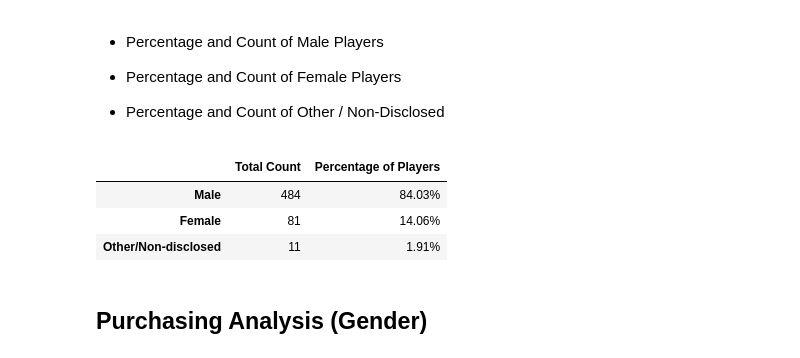
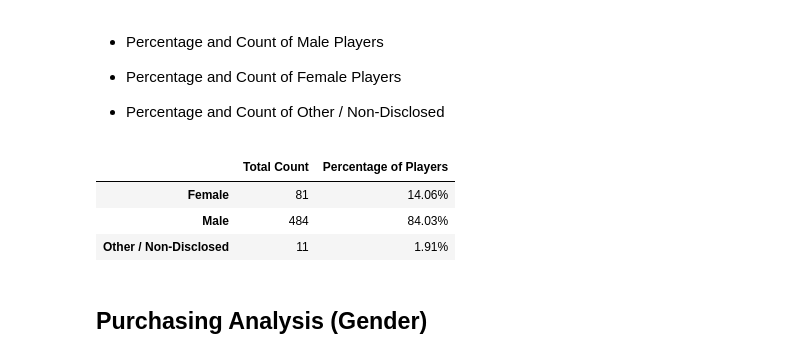
Before and after one commit to adrianstrecker/pandas-challenge, a Jupyter notebook: HeroesOfPymoli_starter.ipynb, the cells around one changed output. Drawn from its saved outputs; the diff is of its cells as text; code cells hidden in the pictures.

Commit message:
Streamlined code for gender summary table

```diff
--- a/HeroesOfPymoli_starter.ipynb
+++ b/HeroesOfPymoli_starter.ipynb
@@ -108,16 +94,24 @@ percent_other = num_other/players
-# %%
-#Create summary table for gender analysis\n",
-gender_table = pd.DataFrame({"Total Count": [num_males, num_females, num_other],
-                           "Percentage of Players": [percent_males, percent_females, percent_other]},
-                            index=['Male', 'Female', 'Other/Non-disclosed'])
-#format gender table
-gender_table["Percentage of Players"] = gender_table["Percentage of Players"].astype(float).map("{:.2%}".format)
-gender_table
-# %% [output]
-|  | Total Count | Percentage of Players |
-| Male | 484 | 84.03% |
-| Female | 81 | 14.06% |
-| Other/Non-disclosed | 11 | 1.91% |
+# %%
+#Create table for genders
+gender_group = pd.DataFrame(purchase_data[["SN", "Gender"]].drop_duplicates())
+gender_counts = gender_group["Gender"].value_counts()
+
+total_gender_counts = pd.DataFrame(gender_counts)
+#Add gender percent
+total_gender_counts["Percentage of Players"] = total_gender_counts["Gender"]/total_gender_counts["Gender"].sum()
+
+
+#format percentage column
+total_gender_counts["Percentage of Players"] = total_gender_counts["Percentage of Players"].astype(float).map("{:.2%}".format)
+
+#Rename Gender to total count
+total_gender_counts = gender_counts_sorted.rename(columns={"Gender": "Total Count"})
+total_gender_counts
+# %% [output]
+|  | Total Count | Percentage of Players |
+| Female | 81 | 14.06% |
+| Male | 484 | 84.03% |
+| Other / Non-Disclosed | 11 | 1.91% |
 # %% [markdown]
 
 ## Purchasing Analysis (Gender)
```
Also changed, not shown: parts of 5 cells of this notebook.
